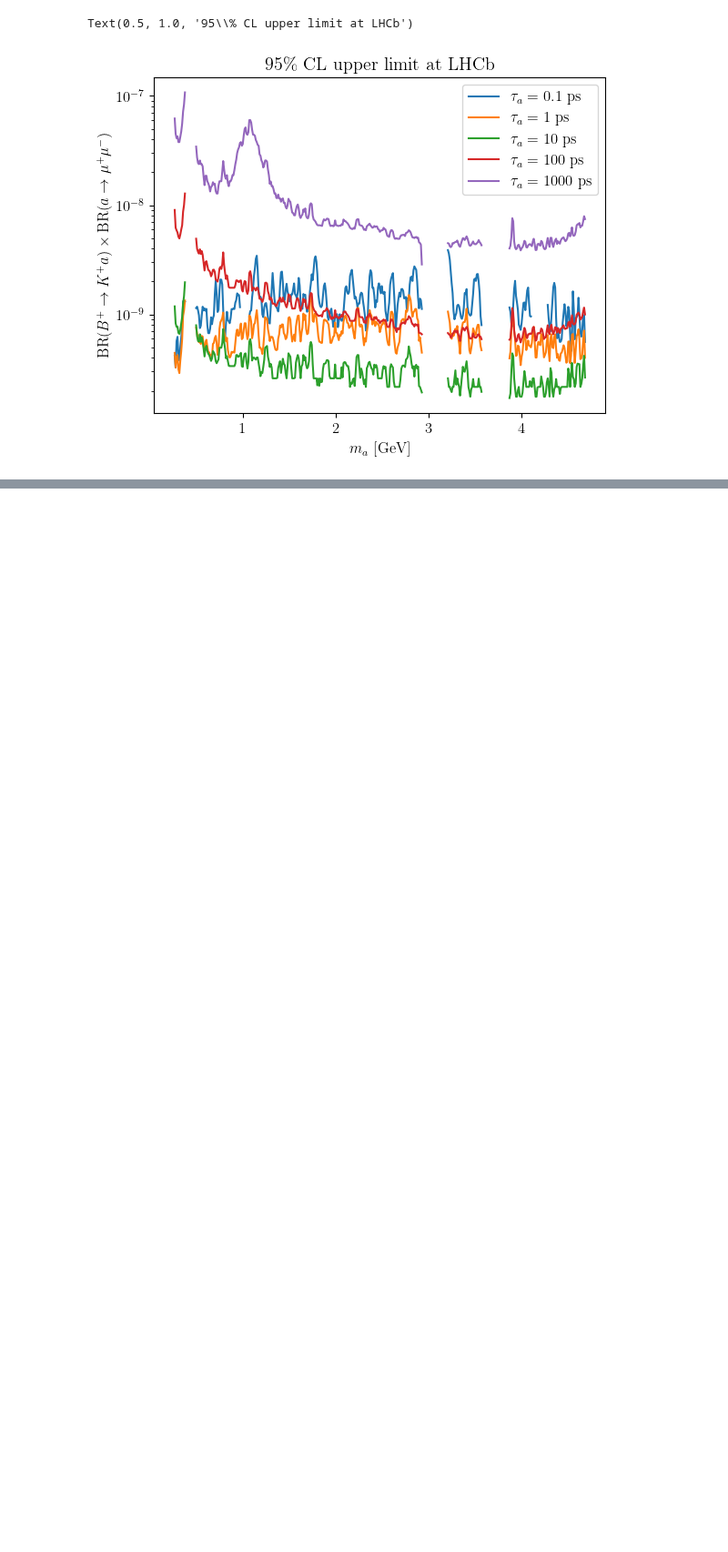
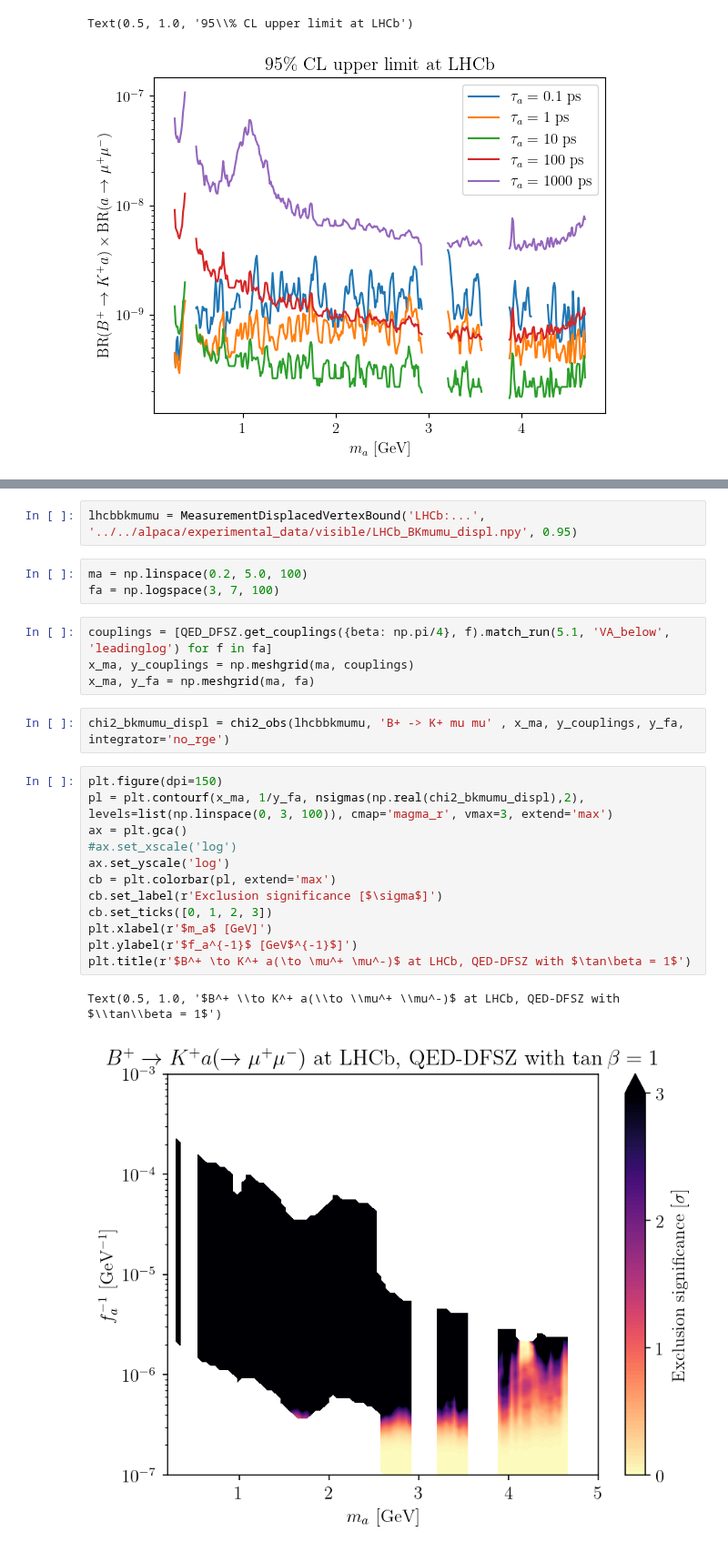
Before and after one commit to alp-aca/alp-aca, a Jupyter notebook: tutorials/displaced_LHCb/read_figures.ipynb, the cells around one changed output, grey strips where cells are left out. Shown at 91% size. Cells and saved outputs as stored; diff of their text form; blank space fills up the shorter version.

```diff
--- a/tutorials/displaced_LHCb/read_figures.ipynb
+++ b/tutorials/displaced_LHCb/read_figures.ipynb
@@ -160,0 +167,26 @@ Text(0.5, 1.0, '95\\% CL upper limit at LHCb')
+# %%
+lhcbbkmumu = MeasurementDisplacedVertexBound('LHCb:...', '../../alpaca/experimental_data/visible/LHCb_BKmumu_displ.npy', 0.95)
+# %%
+ma = np.linspace(0.2, 5.0, 100)
+fa = np.logspace(3, 7, 100)
+# %%
+couplings = [QED_DFSZ.get_couplings({beta: np.pi/4}, f).match_run(5.1, 'VA_below', 'leadinglog') for f in fa]
+x_ma, y_couplings = np.meshgrid(ma, couplings)
+x_ma, y_fa = np.meshgrid(ma, fa)
+# %%
+chi2_bkmumu_displ = chi2_obs(lhcbbkmumu, 'B+ -> K+ mu mu' , x_ma, y_couplings, y_fa, integrator='no_rge')
+# %%
+plt.figure(dpi=150)
+pl = plt.contourf(x_ma, 1/y_fa, nsigmas(np.real(chi2_bkmumu_displ),2), levels=list(np.linspace(0, 3, 100)), cmap='magma_r', vmax=3, extend='max')
+ax = plt.gca()
+#ax.set_xscale('log')
+ax.set_yscale('log')
+cb = plt.colorbar(pl, extend='max')
+cb.set_label(r'Exclusion significance [$\sigma$]')
+cb.set_ticks([0, 1, 2, 3])
+plt.xlabel(r'$m_a$ [GeV]')
+plt.ylabel(r'$f_a^{-1}$ [GeV$^{-1}$]')
+plt.title(r'$B^+ \to K^+ a(\to \mu^+ \mu^-)$ at LHCb, QED-DFSZ with $\tan\beta = 1$')
+# %% [output]
+Text(0.5, 1.0, '$B^+ \\to K^+ a(\\to \\mu^+ \\mu^-)$ at LHCb, QED-DFSZ with $\\tan\\beta = 1$')
+[figure, added]
```
Also changed, not shown: parts of 1 cell of this notebook, 2 other files.
